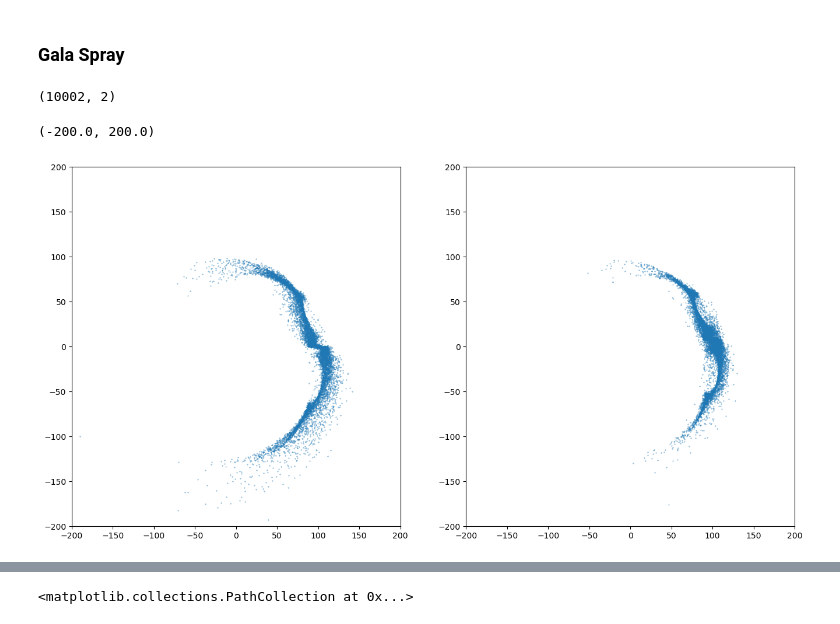
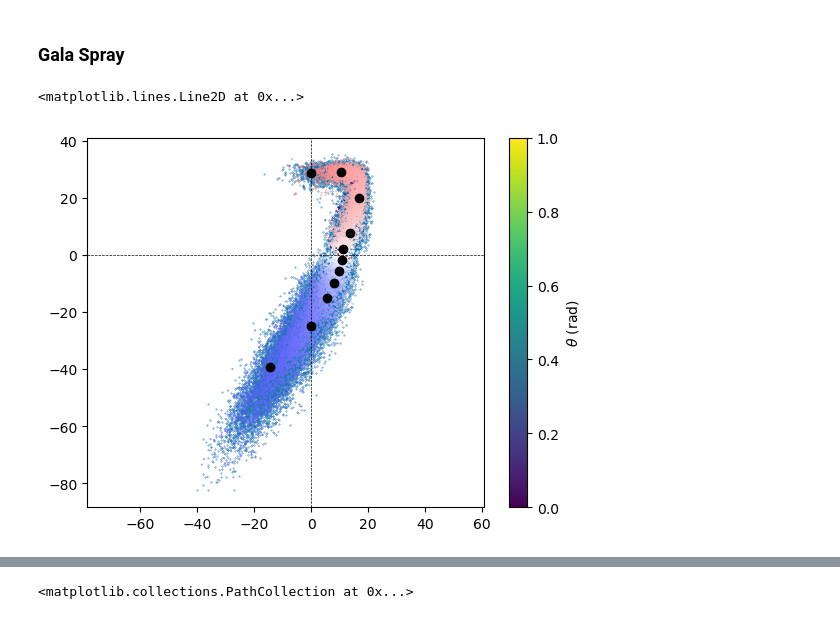
Before and after one commit to David-Chemaly/StreaMAX, a Jupyter notebook: spray_compare.ipynb, the cells around one changed output, grey strips where cells are left out. Cells and saved outputs as stored; diff of their text form; code cells hidden in the pictures.

Commit message:
spray done

```diff
--- a/spray_compare.ipynb
+++ b/spray_compare.ipynb
@@ -22,13 +32,0 @@ params = (logM, Rs, q, dirx, diry, dirz, logm, rs, x0, y0, z0, vx0, vy0, vz0, ti
-# %%
-import agama, numpy, matplotlib, matplotlib.pyplot as plt, time
-from spray_agama import *
-%matplotlib inline
-numpy.set_printoptions(precision=6, linewidth=999, suppress=True)
-numpy.random.seed(111)
-plt.rc('font', size=12)
-plt.rc('figure', dpi=75)
-plt.rc('mathtext', fontset='stix')
-# all dimensional quantities are given in the units of 1 kpc, 1 km/s, 1 Msun;
-agama.setUnits(length=1, velocity=1, mass=1)
-timeUnitGyr = agama.getUnits()['time'] / 1e3  # time unit is 1 kpc / (1 km/s)
-print('time unit: %.3f Gyr' % timeUnitGyr)
@@ -151,28 +96,24 @@ AttributeError: 'agama.Potential' object has no attribute 'eval'
 ### Gala Spray
 # %%
 from spray_gala import *
-xv_stream_gala = model_stream(np.array(params, dtype=np.float64)[:-1], dt=-0.8)
+xv_stream_gala = model_stream(np.array(params, dtype=np.float64)[:-1], dt=-0.1)
-# %%
-xv_stream_gala.shape
-# %% [output]
-(10002, 2)
 # %%
 from spray import generate_stream_spray
+from utils import get_track
 
 theta_stream, xv_stream_spray = generate_stream_spray(params,  111)
+count, theta_bin, r_bin, w_bin = get_track(theta_stream, xv_stream_spray[:, 0], xv_stream_spray[:, 1])
+x_bin, y_bin = r_bin * np.cos(theta_bin), r_bin * np.sin(theta_bin)
 # %%
-plt.figure(figsize=(16,8))
-plt.subplot(1,2,1)
+import numpy as np
+
 plt.scatter(xv_stream_gala[:,0], xv_stream_gala[:,1], s=0.1)
-# plt.axis('equal')
-plt.xlim(-200, 200)
-plt.ylim(-200, 200)
-
-plt.subplot(1,2,2)
-plt.scatter(xv_stream_spray[:, 0], xv_stream_spray[:, 1], s=0.1)
-# plt.axis('equal')
-plt.xlim(-200, 200)
-plt.ylim(-200, 200)
+plt.scatter(xv_stream_spray[:, 0], xv_stream_spray[:, 1], s=0.1, cmap='seismic', c=theta_stream, vmin=-2*np.pi, vmax=2*np.pi)
+plt.scatter(x_bin[count>100], y_bin[count>100], color='k')
+plt.colorbar(label=r'$\theta$ (rad)')
+plt.axis('equal')
+plt.axvline(0, color='k', ls='--', lw=0.5)
+plt.axhline(0, color='k', ls='--', lw=0.5)
 # %% [output]
-(-200.0, 200.0)
+<matplotlib.lines.Line2D at 0x...>
-[figure, old version]
+[figure, new version]
```
Also changed, not shown: parts of 27 cells of this notebook, 5 other files.
